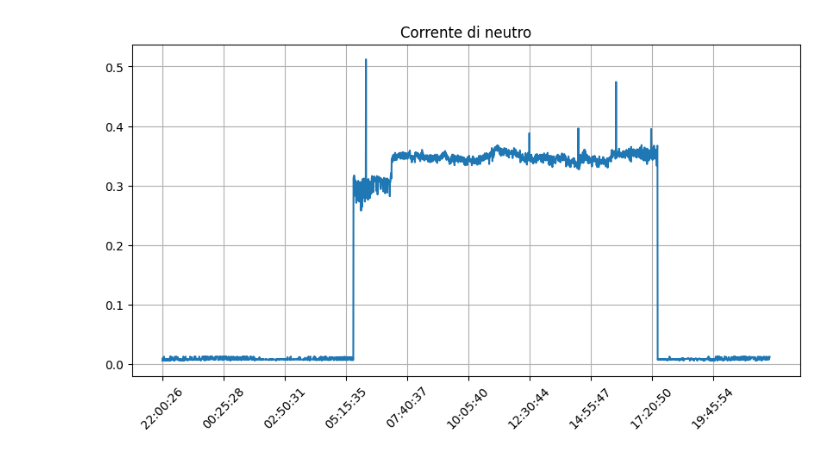
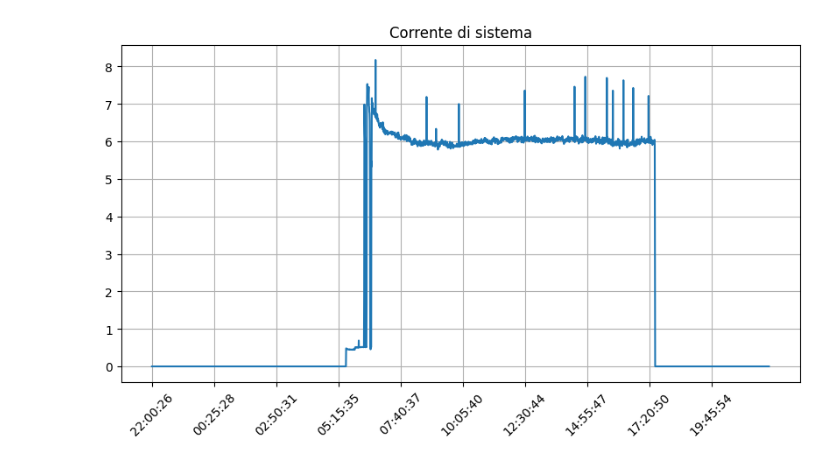
Before and after one commit to GeremiaPompei/energiai, a Jupyter notebook: notebook/raw_data.ipynb, the cells around one changed output. Drawn from its saved outputs; the diff is of its cells as text; code cells hidden in the pictures.

```diff
--- a/notebook/raw_data.ipynb
+++ b/notebook/raw_data.ipynb
@@ -25,13 +25,13 @@ df = df_raw[sifim_features]
 matrix = df.to_numpy()
 # %%
 plt.figure(figsize=(10, 5))
-plt.title('Corrente di neutro')
-plt.plot(matrix[:, columns_inv['corrente_di_neutro']])
+plt.title('Corrente di sistema')
+plt.plot(matrix[:, columns_inv['corrente_di_sistema']])
 plt.grid(True)
 xticks = [(i, d.split('T')[1].replace('Z', '').split('.')[0])
           for i, d in enumerate(df_raw[df_raw.columns[0]]) if i % 300 == 0]
 plt.xticks(*list(zip(*xticks)), rotation=45)
 
 plt.show()
 # %% [output]
-[figure, old version]
+[figure, new version]
```
Also changed, not shown: 2 other files.
